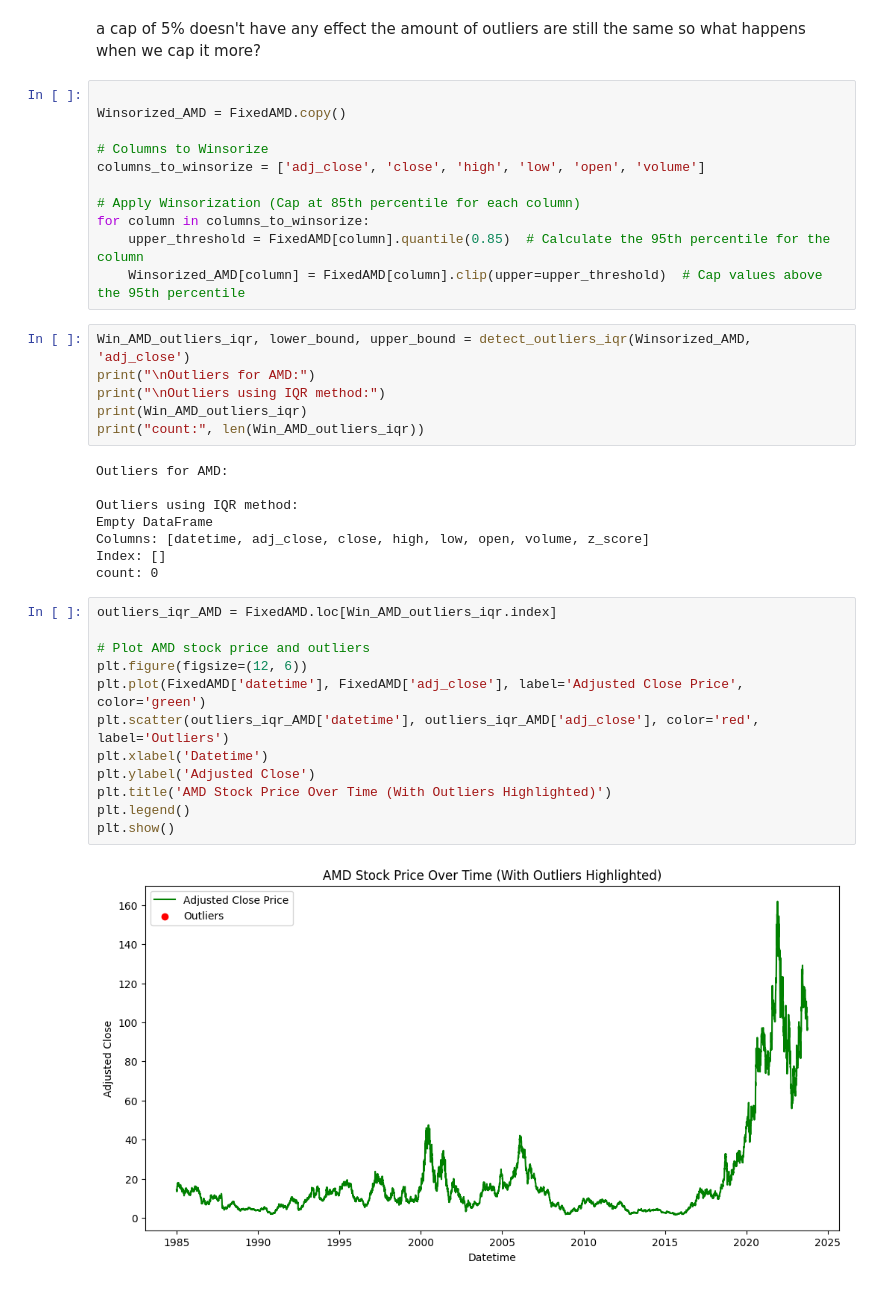
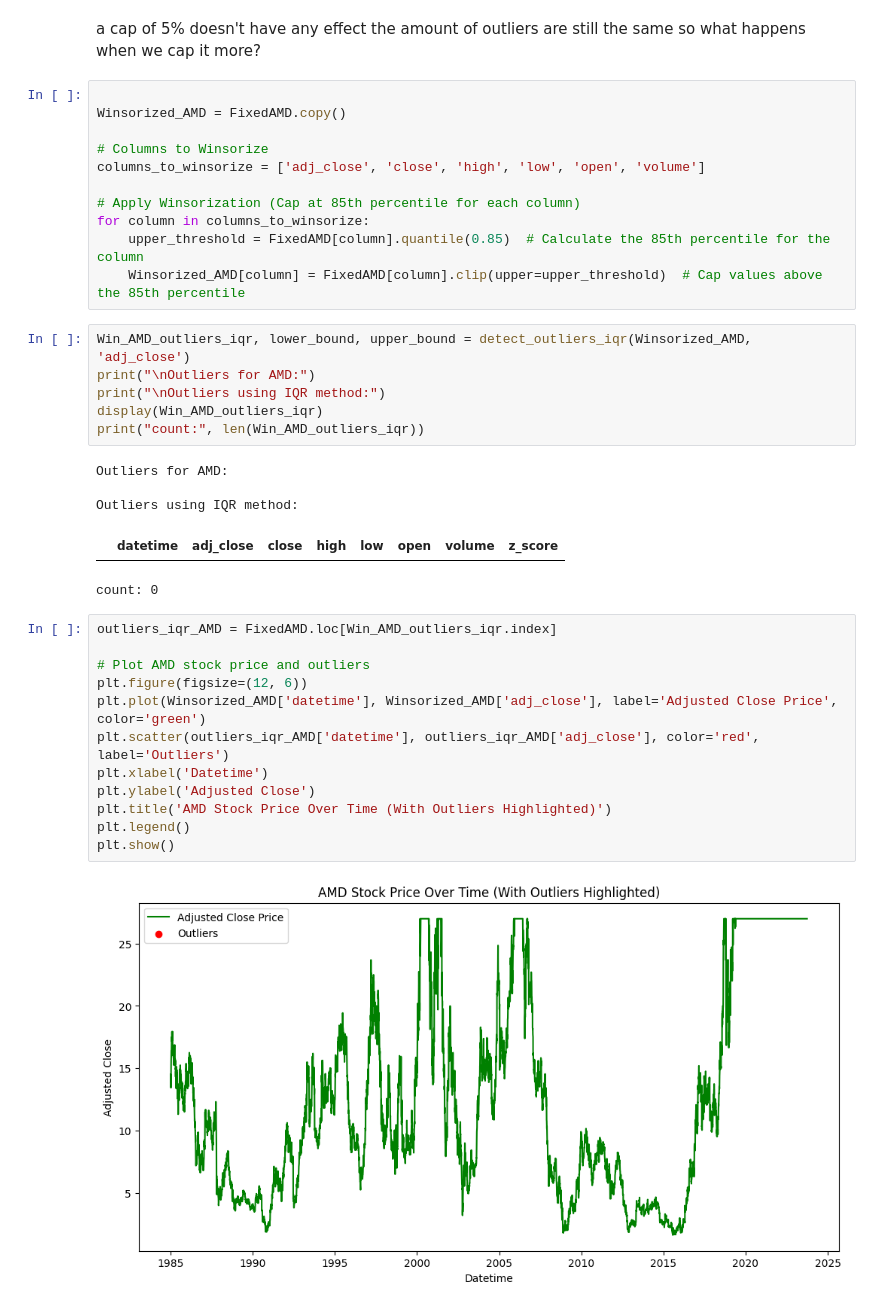
Before and after one commit to WielandVandebotermet/Cloud-AI, a Jupyter notebook: stock_prices/2. Stock Prices Clean and explore.ipynb, the cells around one changed output. Cells and saved outputs as stored; diff of their text form.

```diff
--- a/stock_prices/2. Stock Prices Clean and explore.ipynb
+++ b/stock_prices/2. Stock Prices Clean and explore.ipynb
@@ -434,34 +428,32 @@ columns_to_winsorize = ['adj_close', 'close', 'high', 'low', 'open', 'volume']
 
 # Apply Winsorization (Cap at 85th percentile for each column)
 for column in columns_to_winsorize:
-    upper_threshold = FixedAMD[column].quantile(0.85)  # Calculate the 95th percentile for the column
-    Winsorized_AMD[column] = FixedAMD[column].clip(upper=upper_threshold)  # Cap values above the 95th percentile
+    upper_threshold = FixedAMD[column].quantile(0.85)  # Calculate the 85th percentile for the column
+    Winsorized_AMD[column] = FixedAMD[column].clip(upper=upper_threshold)  # Cap values above the 85th percentile
 # %%
 Win_AMD_outliers_iqr, lower_bound, upper_bound = detect_outliers_iqr(Winsorized_AMD, 'adj_close')
 print("\nOutliers for AMD:")
 print("\nOutliers using IQR method:")
-print(Win_AMD_outliers_iqr)
+display(Win_AMD_outliers_iqr)
 print("count:", len(Win_AMD_outliers_iqr))
 # %% [output]
 Outliers for AMD:
 
 Outliers using IQR method:
-Empty DataFrame
-Columns: [datetime, adj_close, close, high, low, open, volume, z_score]
-Index: []
-count: 0
+|  | datetime | adj_close | close | high | low | open | volume | z_score |
+count: 0
 # %%
 outliers_iqr_AMD = FixedAMD.loc[Win_AMD_outliers_iqr.index]
 
 # Plot AMD stock price and outliers
 plt.figure(figsize=(12, 6))
-plt.plot(FixedAMD['datetime'], FixedAMD['adj_close'], label='Adjusted Close Price', color='green')
+plt.plot(Winsorized_AMD['datetime'], Winsorized_AMD['adj_close'], label='Adjusted Close Price', color='green')
 plt.scatter(outliers_iqr_AMD['datetime'], outliers_iqr_AMD['adj_close'], color='red', label='Outliers')
 plt.xlabel('Datetime')
 plt.ylabel('Adjusted Close')
 plt.title('AMD Stock Price Over Time (With Outliers Highlighted)')
 plt.legend()
 plt.show()
 # %% [output]
-[figure, old version]
+[figure, new version]
 # %% [markdown]
```
Also changed, not shown: parts of 19 cells of this notebook, 8 other files.
